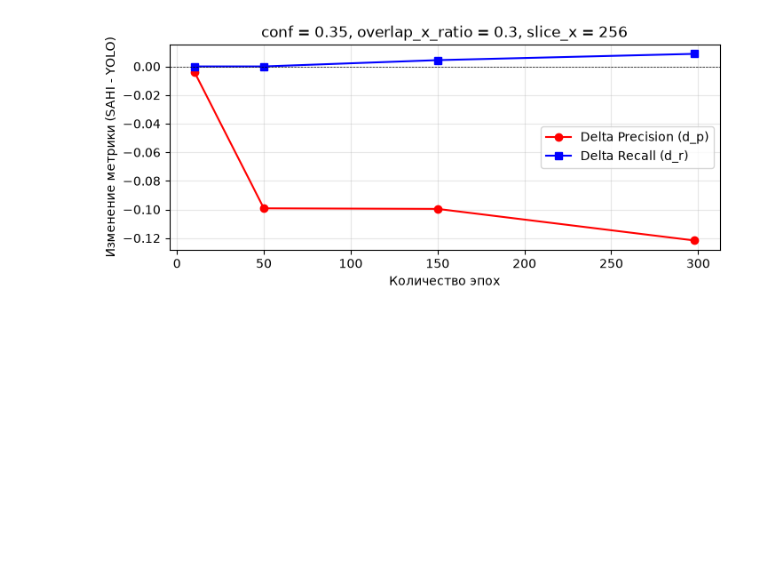
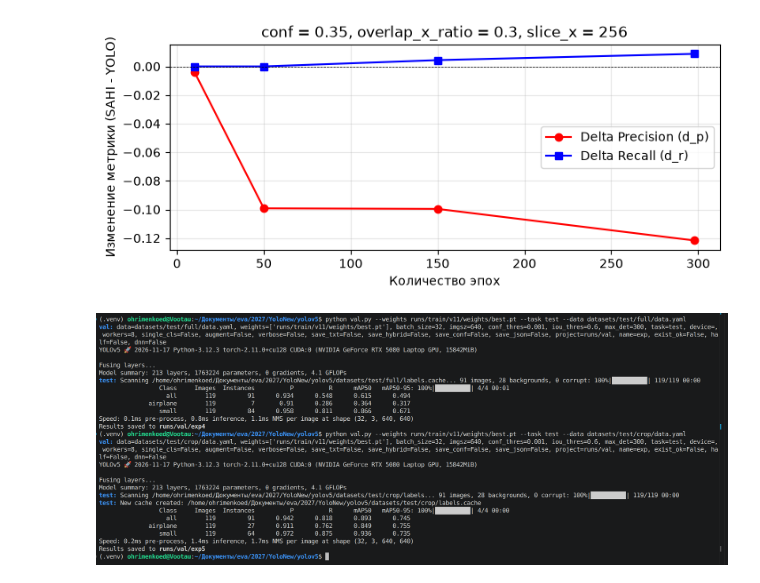
Before and after one commit to decadeos/yolov8, a Jupyter notebook: plot.ipynb, the cells around one changed output. Cells and saved outputs as stored; diff of their text form; code cells hidden in the pictures; blank space fills up the shorter version.

```diff
--- a/plot.ipynb
+++ b/plot.ipynb
@@ -190,3 +190,8 @@ plt.grid(True, alpha=0.3)
 plt.show()
 # %% [output]
 [figure]
+# %%
+from IPython.display import Image, display
+display(Image(filename='src/img/val_full_crop.png'))
+# %% [output]
+[figure, added]
```
Also changed, not shown: 1 other file.
